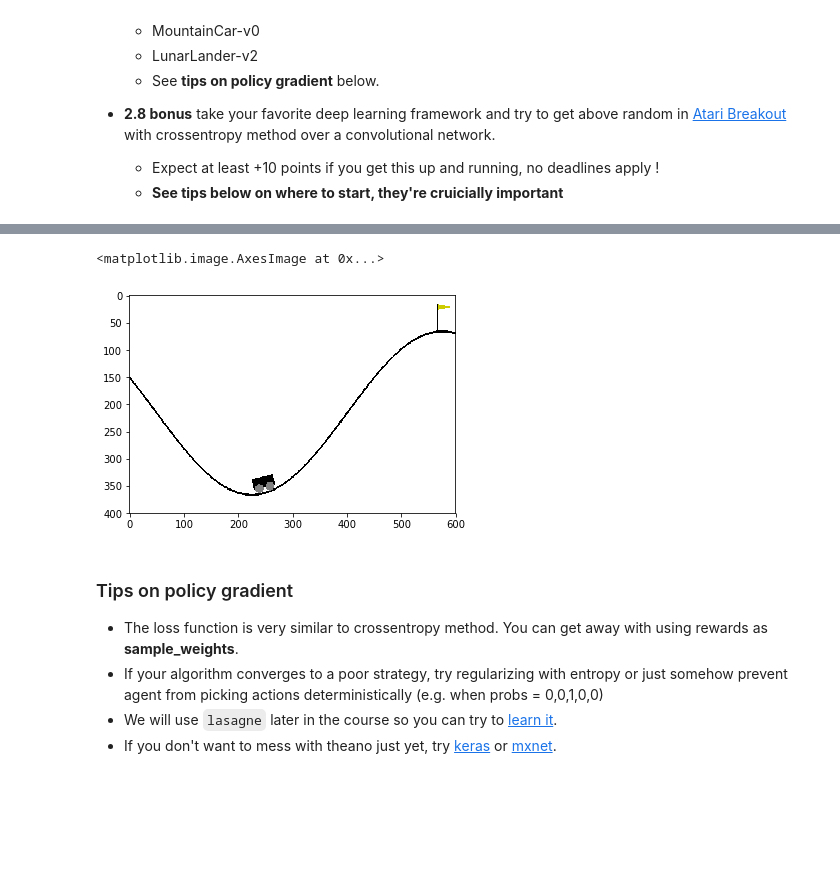
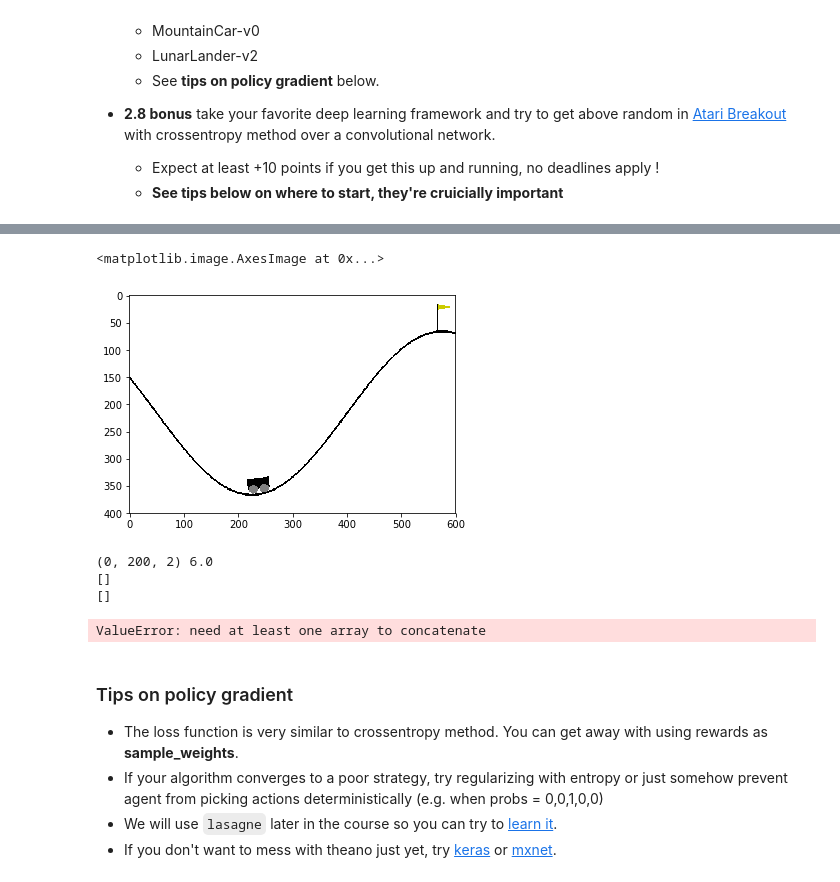
Before and after one commit to APodolskiy/Practical_RL, a Jupyter notebook: week1/crossentropy_method.ipynb, the cells around one changed output, grey strips where cells are left out. Cells and saved outputs as stored; diff of their text form; code cells hidden in the pictures; blank space fills up the shorter version.

```diff
--- a/week1/crossentropy_method.ipynb
+++ b/week1/crossentropy_method.ipynb
@@ -359,7 +366,7 @@ By this moment you should have got enough score on [CartPole-v0](https://gym.ope
 # %%
 import gym
 # %%
-env = gym.make('MountainCar-v0')
+env = gym.make('MountainCar-v0').env
 env.reset()
 n_actions = env.action_space.n
 
@@ -369,5 +376,5 @@ plt.imshow(env.render("rgb_array"))
 <matplotlib.image.AxesImage at 0x...>
-[figure, old version]
+[figure, new version]
 # %%
 #create agent
 from sklearn.neural_network import MLPClassifier
@@ -381,3 +413,35 @@ agent.fit([env.reset()]*n_actions, range(n_actions));
+# %%
+n_samples = 10
+percentile = 70
+smoothing = 0.01
+
+for i in range(100):
+    #generate new sessions
+    sessions = [generate_session() for _ in range(n_samples)]
+
+    batch_states,batch_actions,batch_rewards = map(np.array,zip(*sessions))
+    #batch_states: a list of lists of states in each session
+    #batch_actions: a list of lists of actions in each session
+    #batch_rewards: a list of floats - total rewards at each session
+    threshold = np.precentile(batch_rewards, percentile)
+
+    elite_states = batch_states[batch_rewards >= threshold]
+    elite_actions = batch_actions[batch_rewards >= threshold]
+
+
+    elite_states, elite_actions = map(np.concatenate,[elite_states,elite_actions])
+    #elite_states: a list of states from top games
+    #elite_actions: a list of actions from top games
+
+    #<fit agent to predict elite_actions(y) from elite_states(X)>
+    agent.fit(elite_states, elite_actions)
+
+    print("mean reward = %.5f\tthreshold = %.1f"%(np.mean(batch_rewards),threshold))
+# %% [output]
+(0, 200, 2) 6.0
+[]
+[]
+ValueError: need at least one array to concatenate
 # %% [markdown]
 ### Tips on policy gradient
 
```
Also changed, not shown: parts of 5 cells of this notebook.
